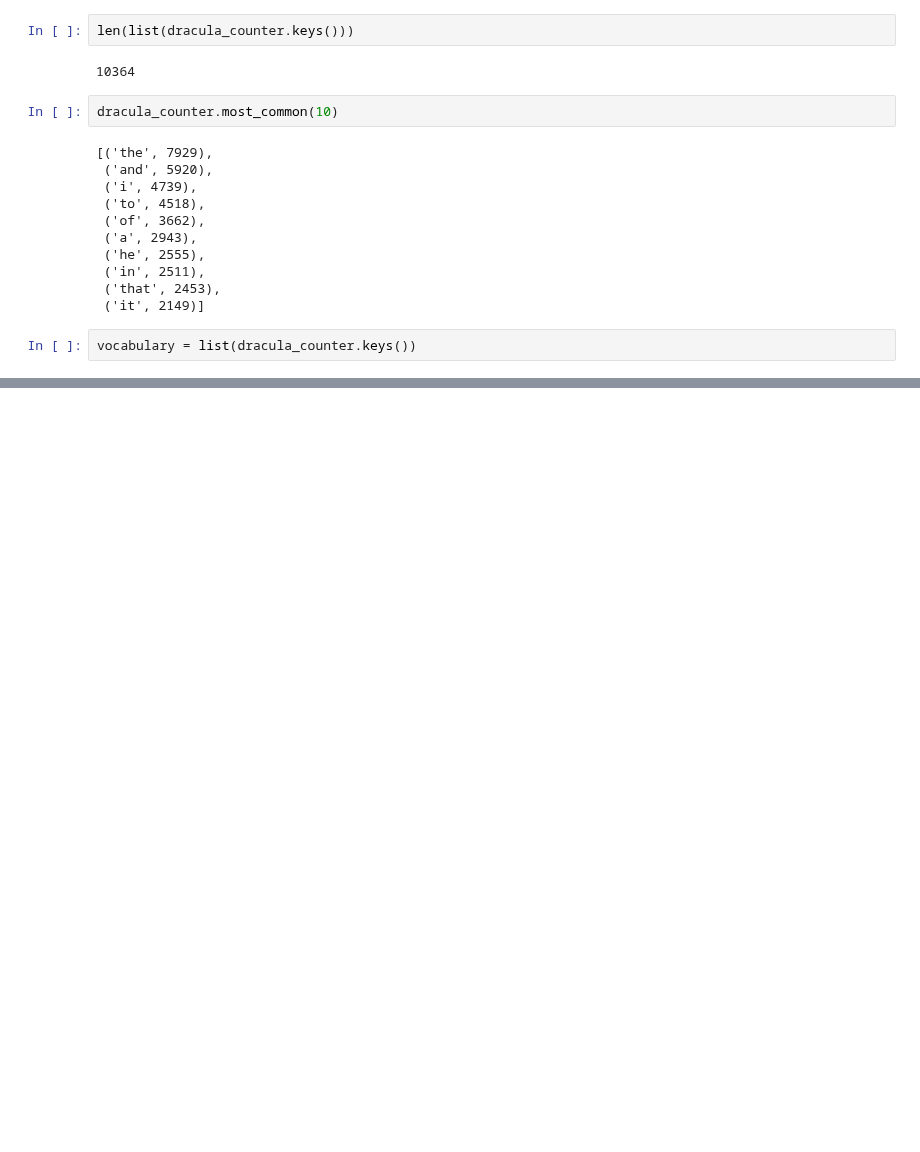
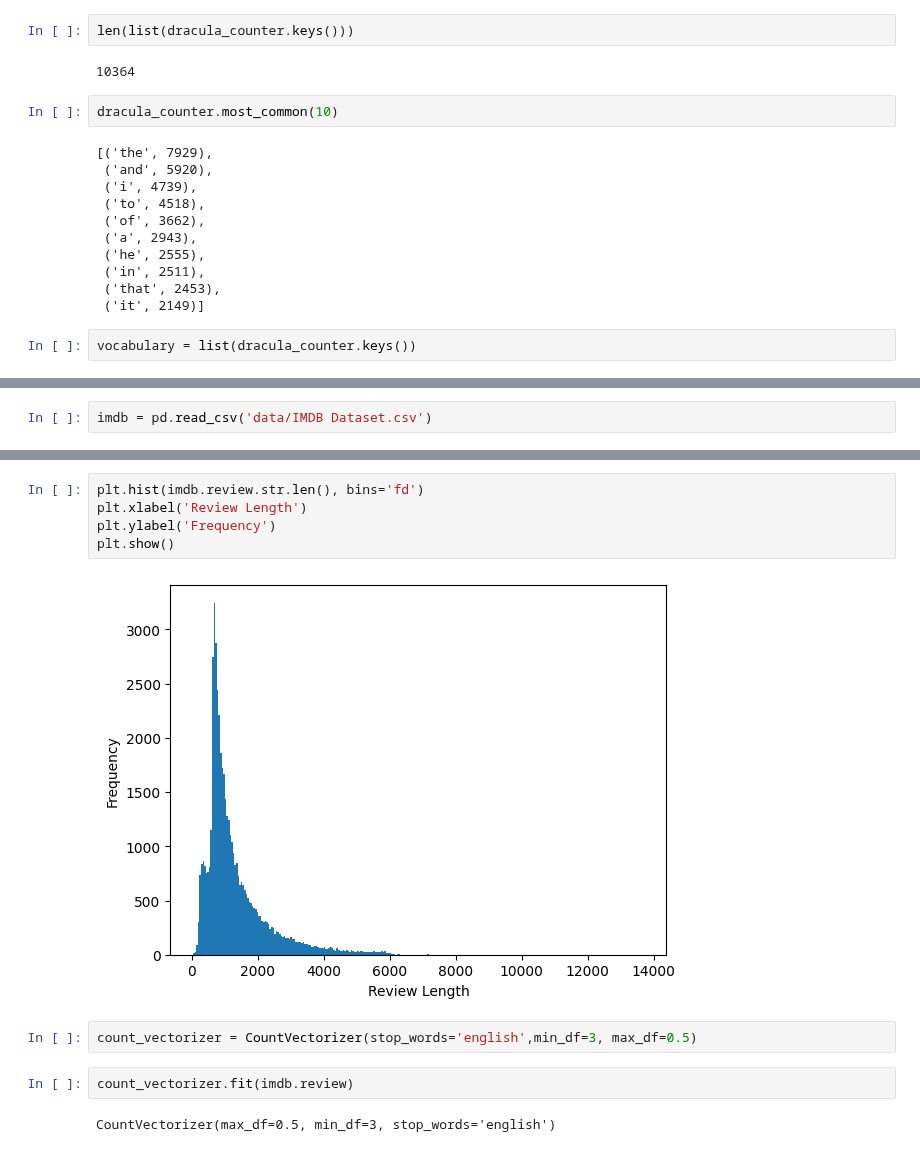
Before and after one commit to PlamenPlamenovStanchev/Data-Science, a Jupyter notebook: Working with Text/Working-with-text.ipynb, the cells around one changed output, grey strips where cells are left out. Drawn from its saved outputs; the diff is of its cells as text; blank space fills up the shorter version.

```diff
--- a/Working with Text/Working-with-text.ipynb
+++ b/Working with Text/Working-with-text.ipynb
@@ -219,0 +439,2 @@ LookupError:
+# %%
+imdb = pd.read_csv('data/IMDB Dataset.csv')
@@ -219,0 +464,13 @@ LookupError:
+# %%
+plt.hist(imdb.review.str.len(), bins='fd')
+plt.xlabel('Review Length')
+plt.ylabel('Frequency')
+plt.show()
+# %% [output]
+[figure, added]
+# %%
+count_vectorizer = CountVectorizer(stop_words='english',min_df=3, max_df=0.5)
+# %%
+count_vectorizer.fit(imdb.review)
+# %% [output]
+CountVectorizer(max_df=0.5, min_df=3, stop_words='english')
```
Also changed, not shown: parts of 62 cells of this notebook, 7 other files.
